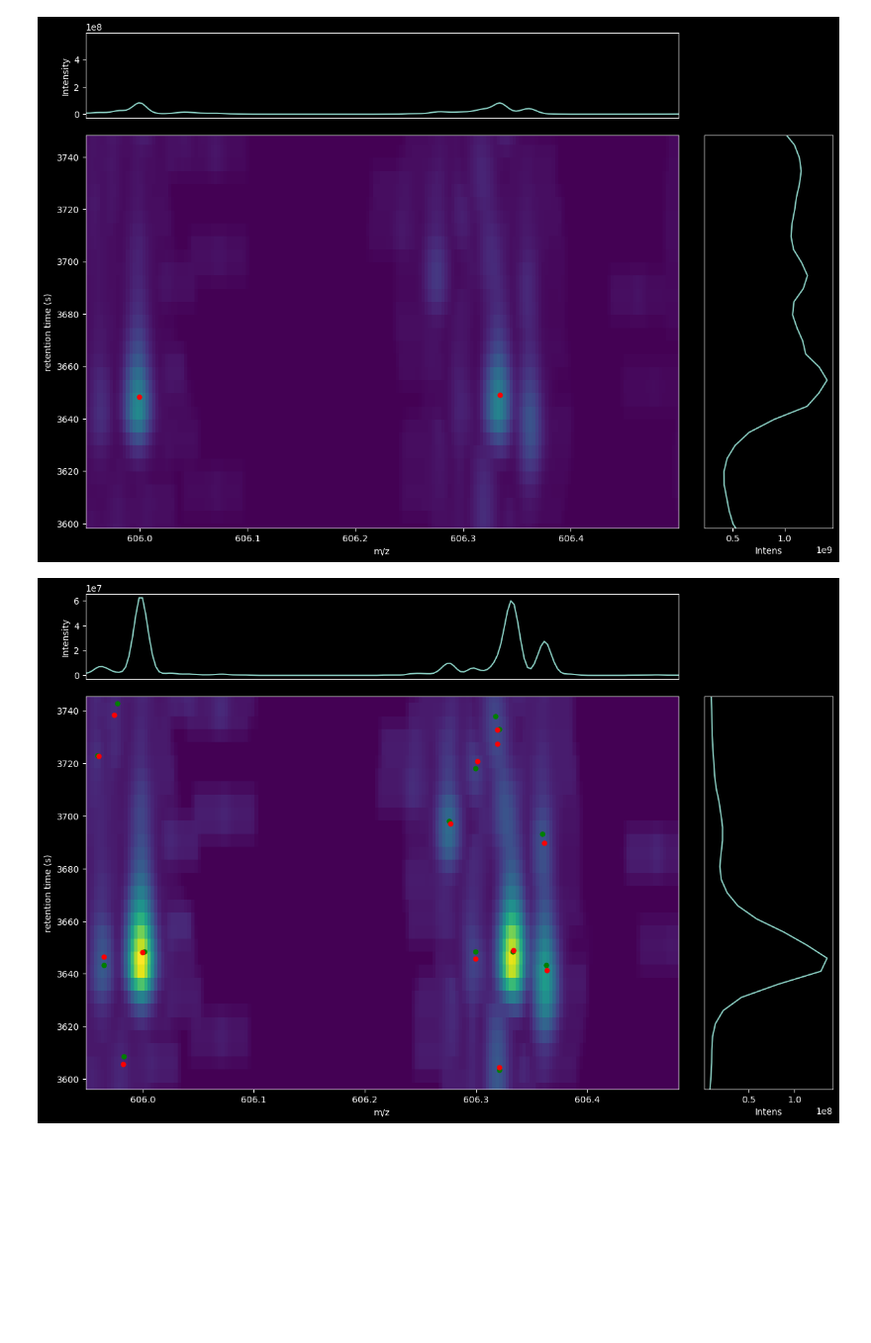
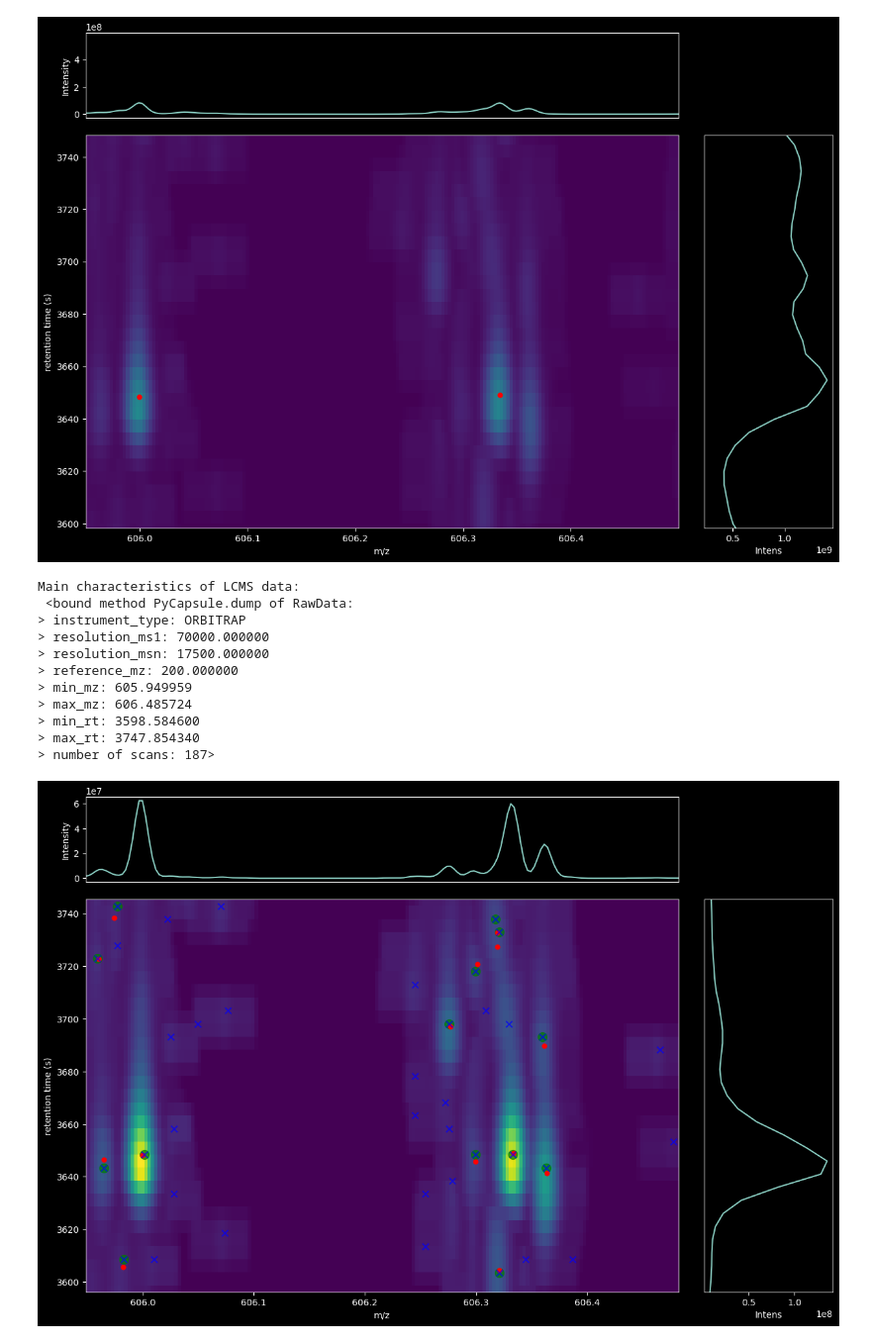
Before and after one commit to PASTAQ-MS/PASTAQ, a Jupyter notebook: examples/pastaqExamples.ipynb, the cells around one changed output. Shown at 99% size. Saved outputs shown, nothing was run; the diff lists cells and outputs as text; code cells hidden in the pictures; blank space fills up the shorter version.

```diff
--- a/examples/pastaqExamples.ipynb
+++ b/examples/pastaqExamples.ipynb
@@ -15,7 +15,7 @@ import matplotlib.pyplot as plt
 from helpers import interpolate_values, find_closest_peak, plot_gaussian, plot_msSpectra, plot_meshPeaks, plot_meshRawPeaks
 
 # file name and location of the example files
-sample_data_dir = '/mnt/e/data/projects/pastaqtesting/testData/' #./data/SmallExampleData_DDA/
+sample_data_dir = '/mnt/f/oldPC_Backup/DDrive/data/projects/2024/pastaqTesting/pastaqTutorial/examples/' #./data/SmallExampleData_DDA/
 exampleFile1 = sample_data_dir + '3_1_extract_3400_4100_590_615.mzML'
 exampleFile2 = sample_data_dir + '3_2_extract_3400_4100_590_615.mzML'
 exampleFile1c = sample_data_dir + '3_1_extract_3400_4100_590_615_c.mzML'
@@ -344,14 +351,28 @@ Detected peaks in the feature:  [24, 29, 53, 150, 369, 1133]
 # %%
 # Rereading the file with the mz and rt range zoomed to a peak area
 lcmsData1r = pq.read_mzml(input_file = exampleFile1, min_mz = peaks1[peak1Idx].fitted_mz-mzm, max_mz = peaks1[peak1Idx].fitted_mz+mzp, min_rt = peaks1[peak1Idx].fitted_rt-rtm, max_rt = peaks1[peak1Idx].fitted_rt+rtp, instrument_type = 'ORBITRAP', resolution_ms1 = 70000, resolution_msn = 17500, reference_mz = 200, fwhm_rt = avg_fwhm_rt, polarity = '+', ms_level = 1)
 # resampling with 10 sampling points per peak
-grid1r, peaks1r, plot1r, xlim1r, ylim1r, mzVec1r, rtVec1r, mzVecMax1r, rtVecMax1r = [], [], [], [], [], [], [], [], []
+grid1r, peaks1r, localMax1r, plot1r, xlim1r, ylim1r, mzVec1r, rtVec1r, mzVecMax1r, rtVecMax1r = [], [], [], [], [], [], [], [], [], []
 # smoothParam = [[5, 5, 0.4, 0.4], [10, 10, 0.4, 0.4], [15, 15, 0.4, 0.4], [20, 20, 0.4, 0.4], [25, 25, 0.4, 0.4]]
 smoothParam = [[5, 5, 0.4, 0.4], [10, 10, 0.4, 0.4]]
+mzSmoothFactor = 1
+print('Main characteristics of LCMS data:\n', lcmsData1r.dump, '\n')
 
 for i in range(len(smoothParam)):
-    grid1r.append(pq.resample(lcmsData1r, smoothParam[i][0], smoothParam[i][1], smoothParam[i][2], smoothParam[i][3])) #num_samples_mz, num_samples_rt, smoothing_coefficient_mz, smoothing_coefficient_rt
+    grid1r.append(pq.resample(lcmsData1r, smoothParam[i][0], smoothParam[i][1], smoothParam[i][2]*mzSmoothFactor, smoothParam[i][3])) #num_samples_mz, num_samples_rt, smoothing_coefficient_mz, smoothing_coefficient_rt
     peaks1r.append(pq.find_peaks(lcmsData1r, grid1r[i], params['max_peaks']))
-    plot_meshPeaks(grid1r[i], peaks1r[i])
+    localMax1r.append(pq.find_local_maxima(grid1r[i]))
+    plot_meshPeaks(grid1r[i], peaks1r[i], localMax1r[i])
 # %% [output]
+Main characteristics of LCMS data:
+ <bound method PyCapsule.dump of RawData:
+> instrument_type: ORBITRAP
+> resolution_ms1: 70000.000000
+> resolution_msn: 17500.000000
+> reference_mz: 200.000000
+> min_mz: 605.949959
+> max_mz: 606.485724
+> min_rt: 3598.584600
+> max_rt: 3747.854340
+> number of scans: 187>
-[figure, old version]
+[figure, new version]
```
Also changed, not shown: parts of 5 cells of this notebook, 6 other files.
